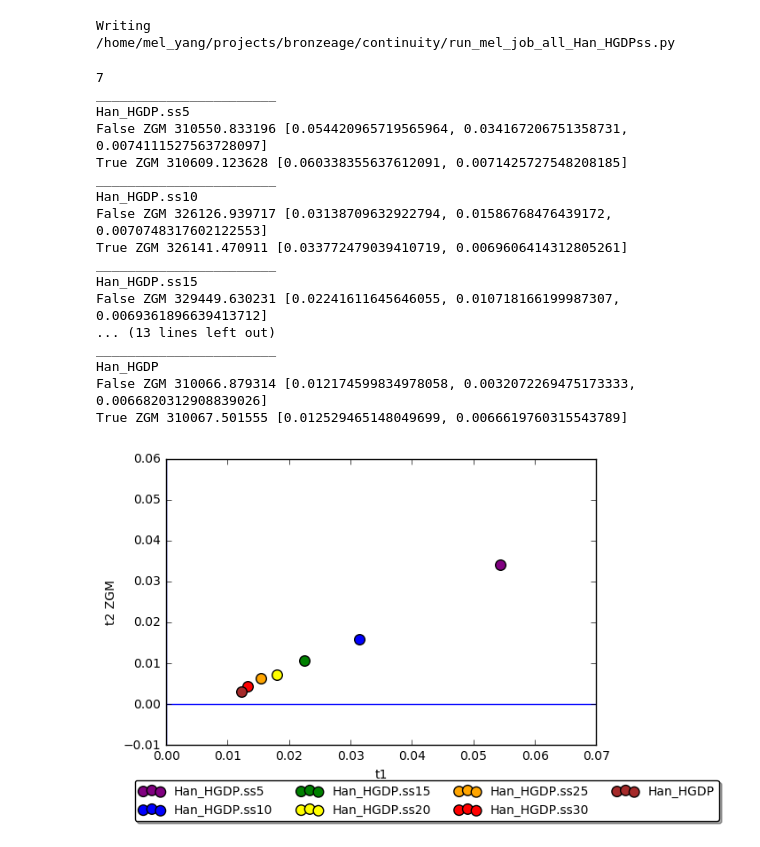
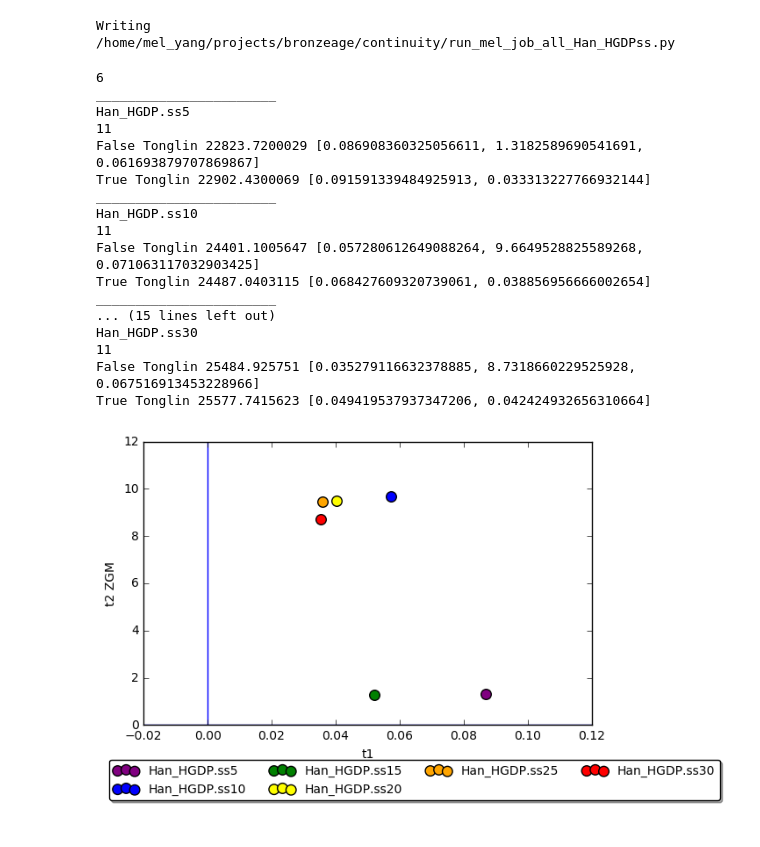
Before and after one commit to melyang4/notebooks, a Jupyter notebook: bronzeage/jda_downsamplerefpop-discretefreqbranch.ipynb, the cells around one changed output. Saved outputs shown, nothing was run; the diff lists cells and outputs as text; code cells hidden in the pictures.

```diff
--- a/bronzeage/jda_downsamplerefpop-discretefreqbranch.ipynb
+++ b/bronzeage/jda_downsamplerefpop-discretefreqbranch.ipynb
@@ -1,17 +1,18 @@
 # %%
-#%%writefile /mnt/solexa/mel_yang/bronzeage/jda/jda_getpd_dfreq_downsample.py
+%%writefile /mnt/solexa/mel_yang/bronzeage/jda/jda_getpd_dfreq_downsample.py
 ##Make frequency and read file, oriented by ancestry (allele in chimp)
 
 import collections
 import numpy as np
 import sys
 import random
-moderneas="Han_HGDP"
-#moderneas=[sys.argv[1]]
+#moderneas="Japanese"
+moderneas=sys.argv[1]
 
-pD1="/home/mel_yang/projects/bronzeage/"
+pD1="/mnt/solexa/mel_yang/bronzeage/data/"
 pD2="/mnt/solexa/mel_yang/bronzeage/jda_dfb/"
-indfilename="ind_A_v13_TBH"
+fh="ind_A_v13_TBH"
+indfilename="ind_A_v13_TBH_manualpdeasmerge"
 indfile=open(pD1+indfilename+".ind",'r')
 pdeasall=[]
 for ind,line in enumerate(indfile):
@@ -19,14 +20,15 @@ for ind,line in enumerate(indfile):
     if x[2] == moderneas: pdeasall.append(ind)
     if x[2] == "Chimp": ancind=ind ##ONLY 0/2, no heterozygotes
 indfile.close()
+
 print len(pdeasall)
-for howmany in [5,10,15,20,25,30]:
+for howmany in [30]: #[5,10,15,20,25,30]:
     pdeas=sorted(random.sample(pdeasall,howmany))
 
-    newfile=open(pD2+indfilename+".pdEAS_dfb."+moderneas+".ss"+str(howmany)+".dfreq",'w')
+    newfile=open(pD2+indfilename+".pdEAS_dfb1."+moderneas+".ss"+str(howmany)+".dfreq",'w')
     #newfile.write(moderneas+".ss"+str(howmany)+'\n')
     newfile.write('kref\tnref\n')
-    genofile=open(pD1+indfilename+".geno",'r')
+    genofile=open(pD1+fh+".geno",'r')
     num=0
     for line in genofile:
         num+=1
@@ -34,12 +36,13 @@ for howmany in [5,10,15,20,25,30]:
         ancgeno=int(line[ancind])
 
         easgeno=[int(line[ind]) for ind in pdeas]
-        if 9 in easgeno: dfreqs=-5
-        total=2.0*(len(easgeno)-easgeno.count(9))
-        secondallele=(np.sum(easgeno)-9*easgeno.count(9))
-        if ancgeno==0: mydfreq= secondallele #secondallele/total
-        elif ancgeno==2: mydfreq=total-secondallele #1-(secondallele/total)
-        else: print "ancgeno is", ancgeno
+        if 9 in easgeno: mydfreq=-5
+        else:
+            total=2.0*len(easgeno)
+            secondallele=np.sum(easgeno)
+            if ancgeno==0: mydfreq= secondallele #secondallele/total
+            elif ancgeno==2: mydfreq=total-secondallele #1-(secondallele/total)
+            else: print "ancgeno is", ancgeno
         dfreqs=mydfreq
         #if indiv=="Han_HGDP": print easgeno, ancgeno, mydfreq,mydfreq*66
         newfile.write("%i\t%i" % (dfreqs,total) + '\n')
@@ -139,10 +295,10 @@ Writing /home/mel_yang/projects/bronzeage/continuity/run_mel_job_all_Han_HGDPss.
 
 import cPickle
 import matplotlib.pyplot as plt
-pD="/mnt/solexa/mel_yang/bronzeage/jda/"
+pD="/mnt/solexa/mel_yang/bronzeage/jda_dfb/"
 addon="_switchanc"
 refpops=["Han_HGDP.ss5","Han_HGDP.ss10","Han_HGDP.ss15","Han_HGDP.ss20",
-         "Han_HGDP.ss25","Han_HGDP.ss30","Han_HGDP"]
+         "Han_HGDP.ss25","Han_HGDP.ss30"] #,"Han_HGDP"]
 print len(refpops)
 #refpops=["Han_HGDP"]
 mypops=["Tonglin", "Linzi", "XianShang", "Yaojia","ZGM", "TY","DHG","BLK"]
@@ -157,60 +313,61 @@ for myind,popiwant in enumerate(mypops):
     for refpop in refpops:
         print "_______________________"
         print refpop
-        falsefile=open(pD+"ind_A_v13_TBH"+addon+"."+refpop+"_contFalse.pickle",'r')
+        falsefile=open(pD+"dfb_ind_A_v13_TBH"+addon+"."+refpop+"_contFalse.pickle",'r')
         falsedat=cPickle.load(falsefile)
-        truefile=open(pD+"ind_A_v13_TBH"+addon+"."+refpop+"_contTrue.pickle",'r')
+        truefile=open(pD+"dfb_ind_A_v13_TBH"+addon+"."+refpop+"_contTrue.pickle",'r')
         truedat=cPickle.load(truefile)
         #print falsedat
-
+        print len(truedat)
         for ind,mypop in enumerate(falsedat):
             #if ind in [0,2,3,4]: continue
             #if ind in [0,1,2,3]: continue
-            if mypops[ind] == popiwant:
+            ##if mypops[ind] == popiwant:
+            if ind == 0:
                 print "False", mypops[ind],mypop[1], list(mypop[0])
                 print "True", mypops[ind],truedat[ind][1],list(truedat[ind][0])
                 t1f.append(mypop[0][0])
                 t2f.append(mypop[0][1])
                 t1t.append(truedat[ind][0][0])
                 t2t.append(truedat[ind][0][1])
 
 
     colors=["purple","blue","green","yellow","orange","red","brown",
             "gray","black","lavender","fuchsia","goldenrod","peachpuff","cyan",
             "lawngreen","mediumslateblue","cadetblue","pink","tan","lavenderblush",
             "sage","peru","gainsboro"]
     #print t1f
     for i in range(len(t1f)):
         #handles.append(ax.scatter(t1f[i],t2f[i],c=colors[i],label=refpops[i]))
         ax.scatter(t1f[i],t2f[i],label=refpops[i],c=colors[i],s=70)
 
     #ax.set_xlim((0,0.13))
     #ax.set_ylim((0,0.35))
     ax.set_xlabel("t1")
     ax.set_ylabel("t2 "+popiwant)
     ax.axhline(y=0)
     ax.axvline(x=0)
 ax.legend(fontsize=10,bbox_to_anchor=(1.3, -0.1),ncol=4, fancybox=True, shadow=True)
 fig.tight_layout()
 # %% [output]
-7
+6
 _______________________
 Han_HGDP.ss5
-False ZGM 310550.833196 [0.054420965719565964, 0.034167206751358731, 0.0074111527563728097]
-True ZGM 310609.123628 [0.060338355637612091, 0.0071425727548208185]
+11
+False Tonglin 22823.7200029 [0.086908360325056611, 1.3182589690541691, 0.061693879707869867]
+True Tonglin 22902.4300069 [0.091591339484925913, 0.033313227766932144]
 _______________________
 Han_HGDP.ss10
-False ZGM 326126.939717 [0.03138709632922794, 0.01586768476439172, 0.0070748317602122553]
-True ZGM 326141.470911 [0.033772479039410719, 0.0069606414312805261]
+11
+False Tonglin 24401.1005647 [0.057280612649088264, 9.6649528825589268, 0.071063117032903425]
+True Tonglin 24487.0403115 [0.068427609320739061, 0.038856956666002654]
 _______________________
-Han_HGDP.ss15
-False ZGM 329449.630231 [0.02241611645646055, 0.010718166199987307, 0.0069361896639413712]
-... (13 lines left out)
-_______________________
-Han_HGDP
-False ZGM 310066.879314 [0.012174599834978058, 0.0032072269475173333, 0.0066820312908839026]
-True ZGM 310067.501555 [0.012529465148049699, 0.0066619760315543789]
+... (15 lines left out)
+Han_HGDP.ss30
+11
+False Tonglin 25484.925751 [0.035279116632378885, 8.7318660229525928, 0.067516913453228966]
+True Tonglin 25577.7415623 [0.049419537937347206, 0.042424932656310664]
-[figure, old version]
+[figure, new version]
 # %%
 %matplotlib inline
 
```
Also changed, not shown: parts of 11 cells of this notebook, 51 other files.
